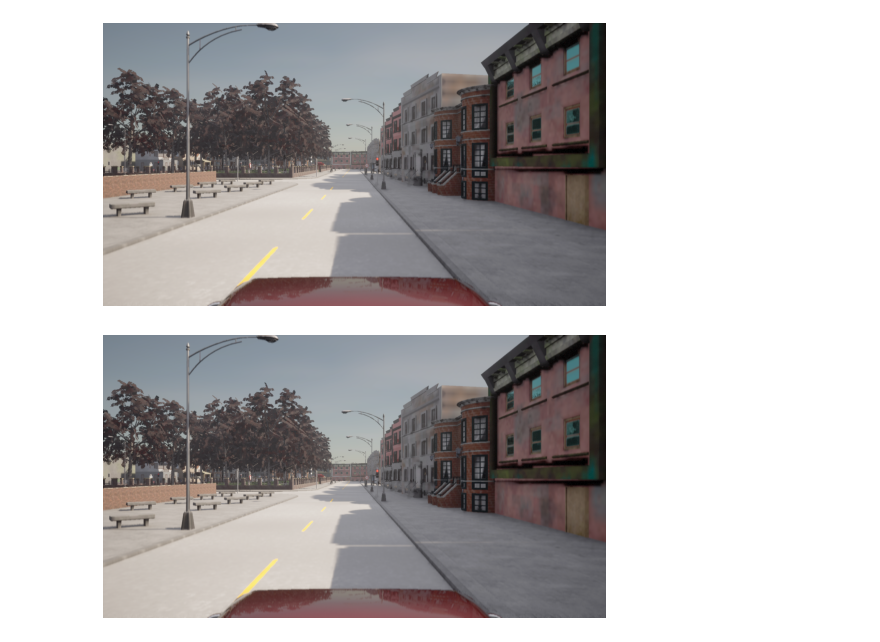
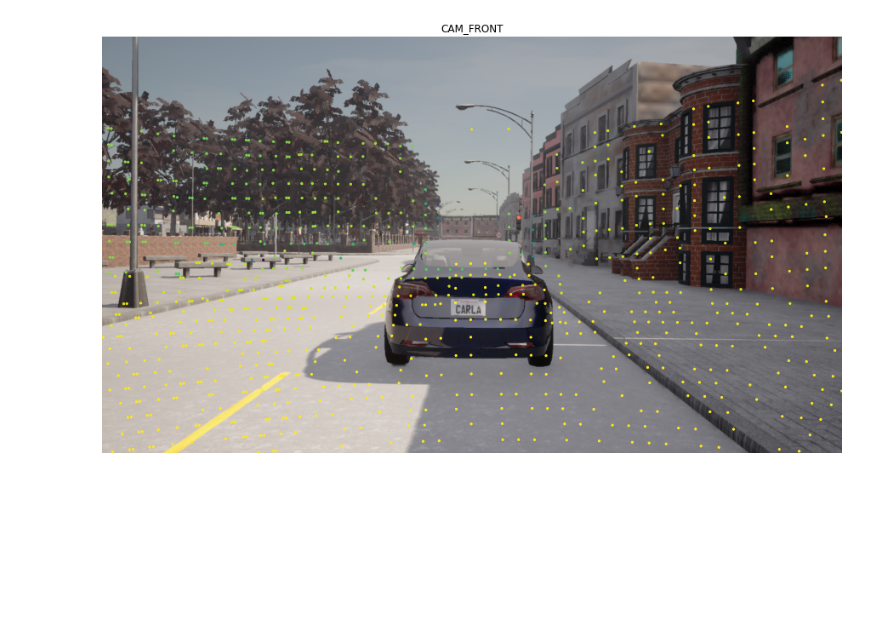
Before and after one commit to myamo333/carla_nuscenes, a Jupyter notebook: nuscenes_study.ipynb, the cells around one changed output. Saved outputs shown, nothing was run; the diff lists cells and outputs as text; code cells hidden in the pictures; blank space fills up the shorter version.

```diff
--- a/nuscenes_study.ipynb
+++ b/nuscenes_study.ipynb
@@ -73,8 +75,14 @@ sample_data_token: 07797bf8-b21f-48be-9a09-7e017f295bed, mod: lidar, channel: LI
 # %%
-nusc.render_pointcloud_in_image(my_sample['token'], pointsensor_channel='LIDAR_TOP', render_intensity=True)
+import matplotlib.pyplot as plt
+
+fig, ax = plt.subplots(1, 1, figsize=(16, 9))
+nusc.explorer.render_pointcloud_in_image(
+    my_sample['token'],
+    pointsensor_channel='LIDAR_TOP',
+    camera_channel='CAM_FRONT',     # 必要なら別CAMに
+    render_intensity=True,
+    ax=ax                           # ここで渡す
+)
+plt.show()
 # %% [output]
-[figure, old version]
+[figure, new version]
-# %%
-nusc.render_pointcloud_in_image(my_sample['token'], pointsensor_channel='RADAR_FRONT')
-# %% [output]
-[figure, removed]
```
Also changed, not shown: parts of 5 cells of this notebook, 3 other files.
